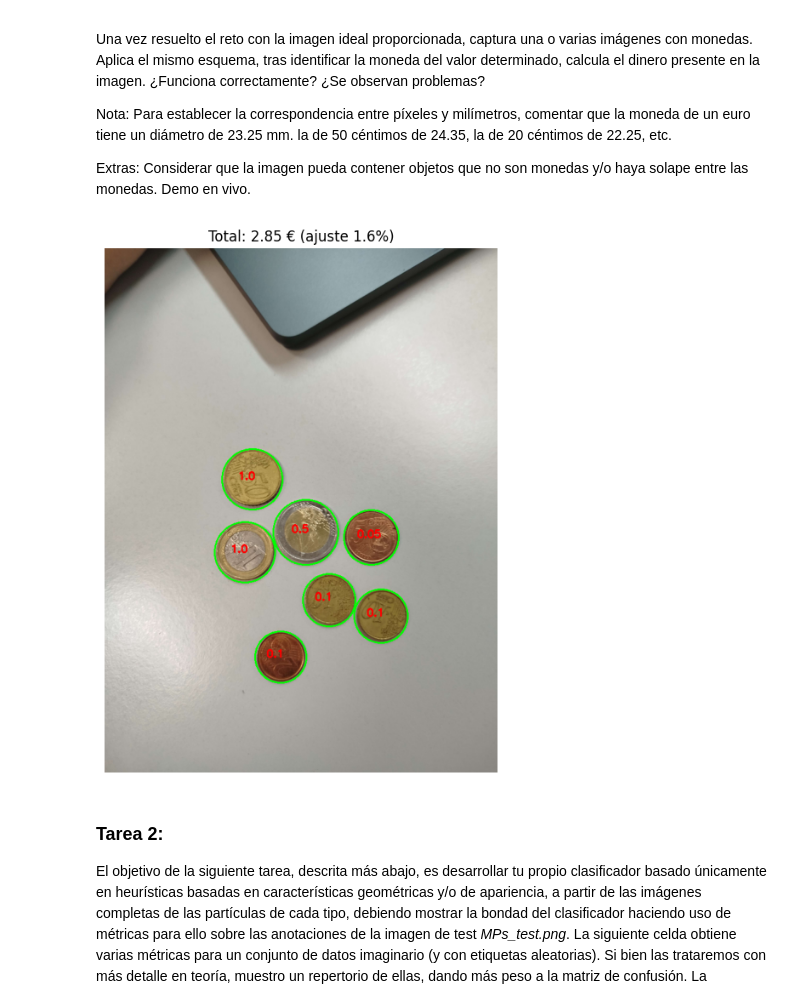
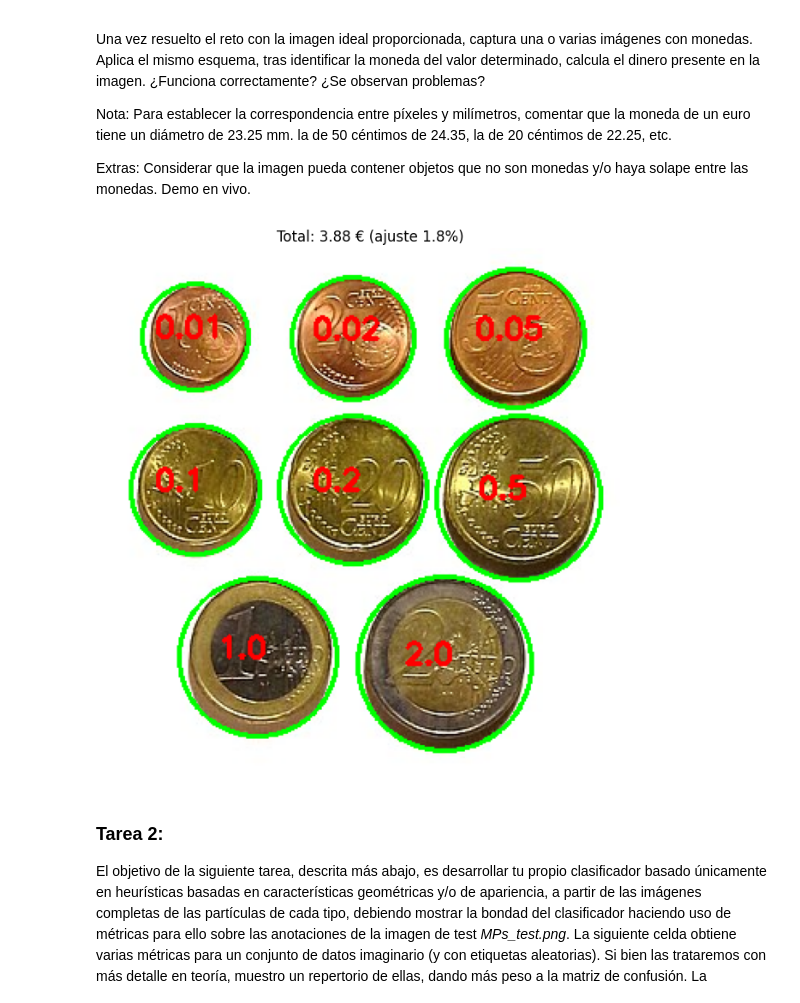
Before and after one commit to davidmrnd/VC, a Jupyter notebook: P3/VC_P3.ipynb, the cells around one changed output. Drawn from its saved outputs; the diff is of its cells as text; code cells hidden in the pictures.

Commit message:
readme.md and new images

```diff
--- a/P3/VC_P3.ipynb
+++ b/P3/VC_P3.ipynb
@@ -18,7 +18,7 @@ Nota: Para establecer la correspondencia entre píxeles y milímetros, comentar
 Extras: Considerar que la imagen pueda contener objetos que no son monedas y/o haya solape entre las monedas. Demo en vivo.
 # %%
 # --- Cargar imagen ---
-img = cv2.imread('monedas_no_ideal.png')
+img = cv2.imread('monedas1.jpg')
 img_rgb = cv2.cvtColor(img, cv2.COLOR_BGR2RGB)
 ref_point = []
 
@@ -87,34 +87,34 @@ for c in contours:
     if abs(error_rel) > 0.05:
         continue
 
     errores.append(error_rel)
     valor = monedas[moneda]["valor"]
     coin_data.append({'center':(int(x), int(y)), 'value': valor, 'name': moneda})
     cv2.circle(img_rgb, (int(x), int(y)), int(radius), (0, 255, 0), 2)
 
 # --- Ajuste iterativo de la escala según el error medio ---
 if errores:
     media_error = np.mean(errores)
     px_to_mm *= (1 - media_error)
 else:
     media_error = 0
 
 # --- Recalcular diámetros y valores con escala ajustada ---
 total_value = 0
 for coin in coin_data:
     x, y = coin['center']
     diameter_mm = 2 * (radius * px_to_mm)
     cv2.putText(img_rgb, f"{coin['value']}", (x-25, y), cv2.FONT_HERSHEY_SIMPLEX, 0.6, (255, 0, 0), 2)
     total_value += coin['value']
 
 # --- Visualización final ---
 plt.figure(figsize=(8,8))
 plt.imshow(img_rgb)
 plt.axis('off')
 plt.title(f"Total: {total_value:.2f} € (ajuste {media_error*100:.1f}%)")
 plt.show()
 # %% [output]
-[figure, old version]
+[figure, new version]
 # %% [markdown]
 ### Tarea 2:
 El objetivo de la siguiente tarea, descrita más abajo, es desarrollar tu propio clasificador basado únicamente en heurísticas basadas en características geométricas y/o de apariencia, a partir de las imágenes completas de las partículas de cada tipo, debiendo mostrar la bondad del clasificador haciendo uso de métricas para ello sobre las anotaciones de la imagen de test *MPs_test.png*. La siguiente celda obtiene varias métricas para un conjunto de datos imaginario (y con etiquetas aleatorias). Si bien las trataremos con más detalle en teoría, muestro un repertorio de ellas, dando más peso a la matriz de confusión. La ejecución de la celda requiere instalar el paquete scikit-learn.
```
Also changed, not shown: 7 other files.
